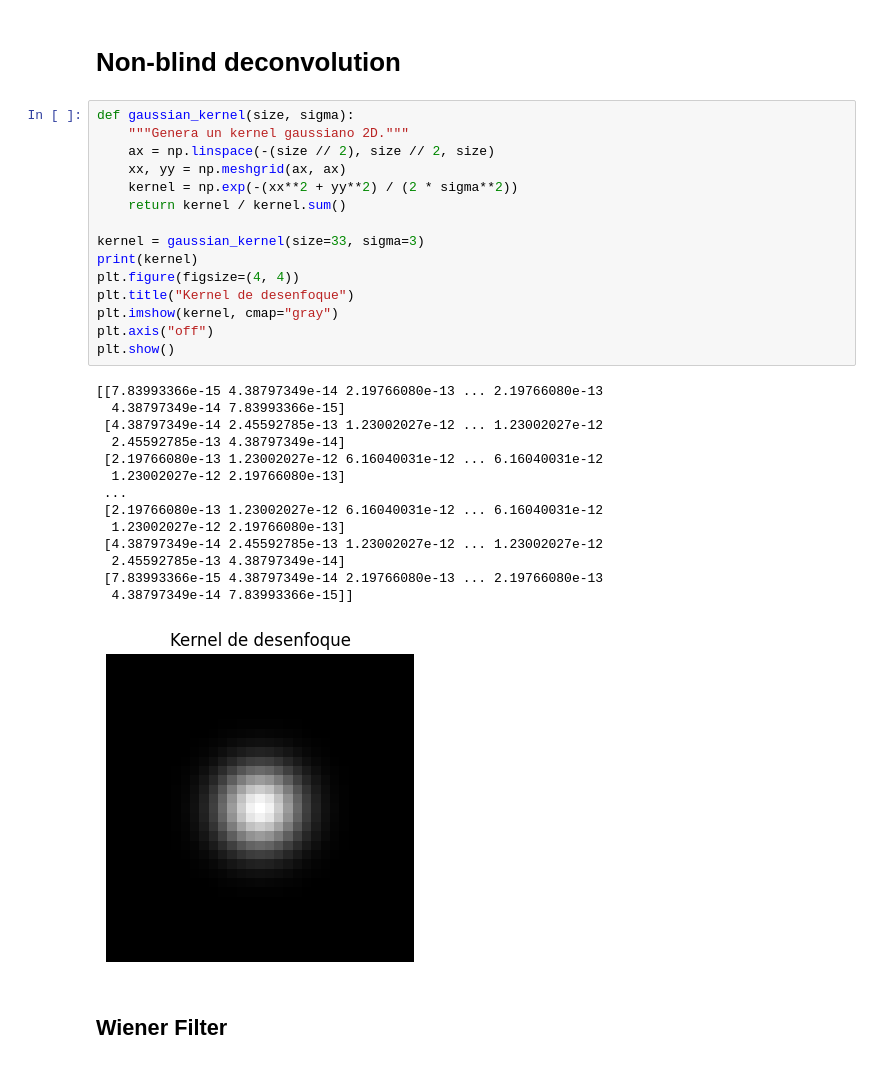
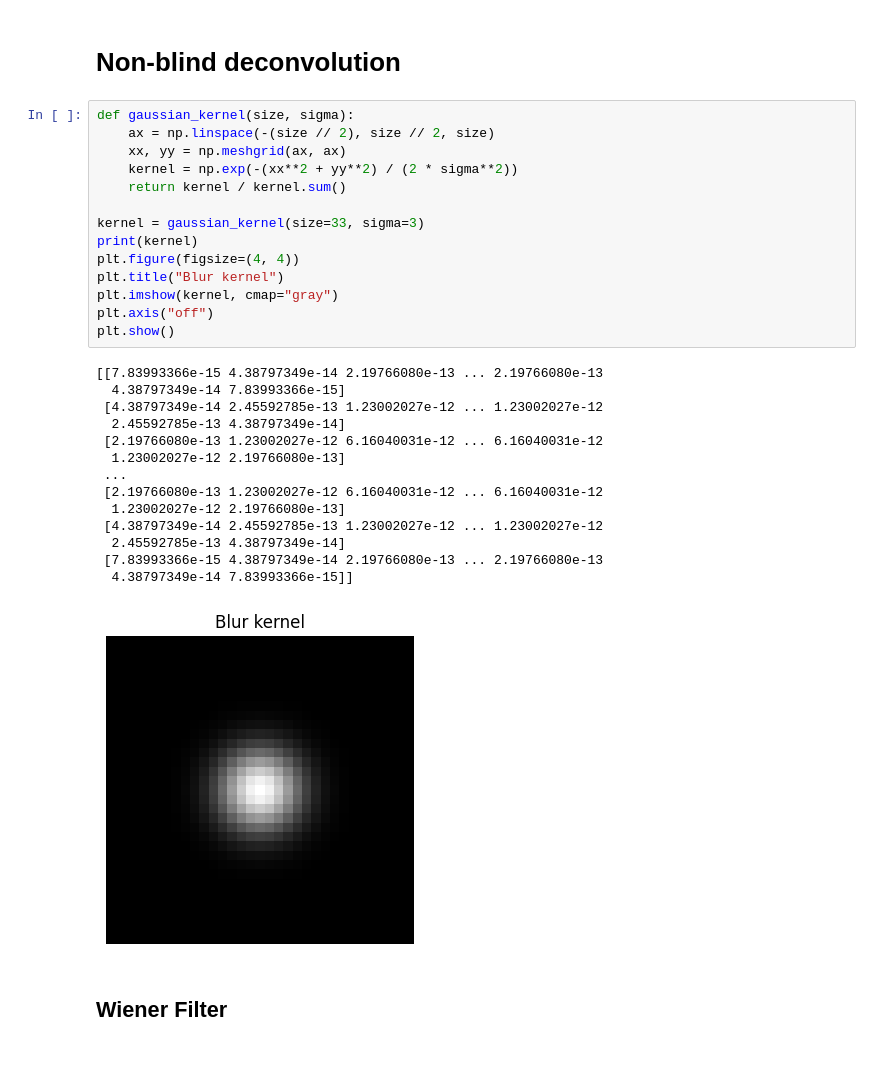
Before and after one commit to agarnung/image-deblurring-exploration, a Jupyter notebook: code/test_python/test_python.ipynb, the cells around one changed output. Drawn from its saved outputs; the diff is of its cells as text.

```diff
--- a/code/test_python/test_python.ipynb
+++ b/code/test_python/test_python.ipynb
@@ -46,34 +46,33 @@ plt.show()
 # Non-blind deconvolution
 # %%
 def gaussian_kernel(size, sigma):
-    """Genera un kernel gaussiano 2D."""
     ax = np.linspace(-(size // 2), size // 2, size)
     xx, yy = np.meshgrid(ax, ax)
     kernel = np.exp(-(xx**2 + yy**2) / (2 * sigma**2))
     return kernel / kernel.sum()
 
 kernel = gaussian_kernel(size=33, sigma=3)
 print(kernel)
 plt.figure(figsize=(4, 4))
-plt.title("Kernel de desenfoque")
+plt.title("Blur kernel")
 plt.imshow(kernel, cmap="gray")
 plt.axis("off")
 plt.show()
 # %% [output]
 [[7.83993366e-15 4.38797349e-14 2.19766080e-13 ... 2.19766080e-13
   4.38797349e-14 7.83993366e-15]
  [4.38797349e-14 2.45592785e-13 1.23002027e-12 ... 1.23002027e-12
   2.45592785e-13 4.38797349e-14]
  [2.19766080e-13 1.23002027e-12 6.16040031e-12 ... 6.16040031e-12
   1.23002027e-12 2.19766080e-13]
  ...
  [2.19766080e-13 1.23002027e-12 6.16040031e-12 ... 6.16040031e-12
   1.23002027e-12 2.19766080e-13]
  [4.38797349e-14 2.45592785e-13 1.23002027e-12 ... 1.23002027e-12
   2.45592785e-13 4.38797349e-14]
  [7.83993366e-15 4.38797349e-14 2.19766080e-13 ... 2.19766080e-13
   4.38797349e-14 7.83993366e-15]]
-[figure, old version]
+[figure, new version]
 # %% [markdown]
 ## Wiener Filter
 # %%
```
Also changed, not shown: 2 other files.
